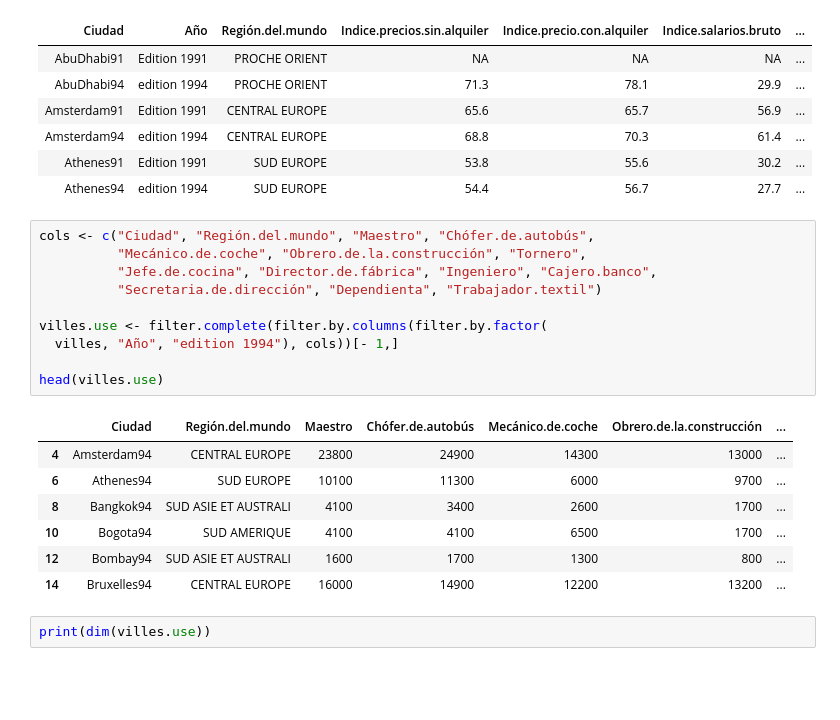
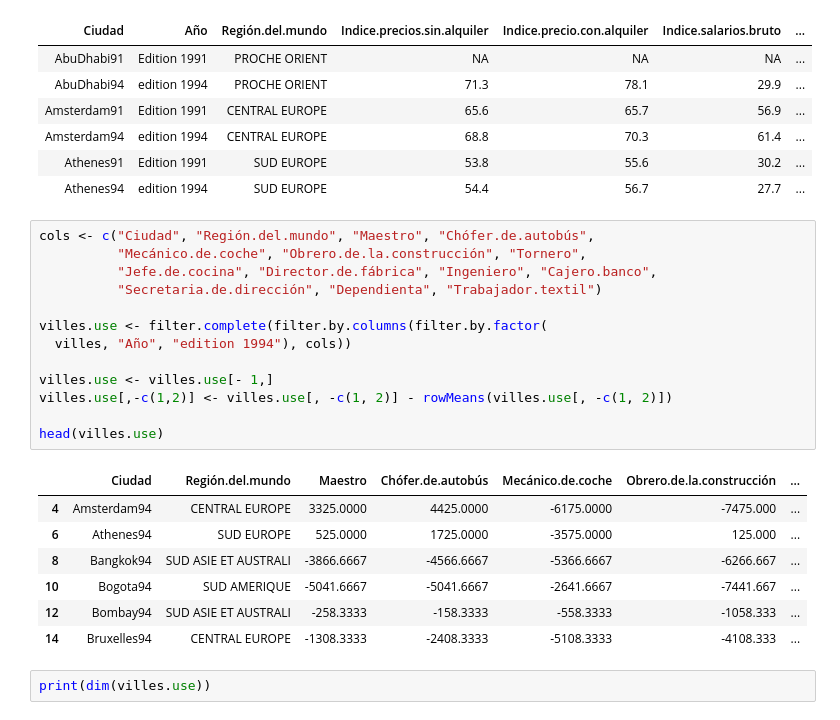
Before and after one commit to garciparedes/r-examples, a Jupyter notebook: notebooks/villes-analysis.ipynb, the cells around one changed output. Drawn from its saved outputs; the diff is of its cells as text; blank space fills up the shorter version.

```diff
--- a/notebooks/villes-analysis.ipynb
+++ b/notebooks/villes-analysis.ipynb
@@ -74,21 +74,24 @@ head(villes)
 # %%
 cols <- c("Ciudad", "Región.del.mundo", "Maestro", "Chófer.de.autobús",
           "Mecánico.de.coche", "Obrero.de.la.construcción", "Tornero",
           "Jefe.de.cocina", "Director.de.fábrica", "Ingeniero", "Cajero.banco",
           "Secretaria.de.dirección", "Dependienta", "Trabajador.textil")
 
 villes.use <- filter.complete(filter.by.columns(filter.by.factor(
-  villes, "Año", "edition 1994"), cols))[- 1,]
+  villes, "Año", "edition 1994"), cols))
+
+villes.use <- villes.use[- 1,]
+villes.use[,-c(1,2)] <- villes.use[, -c(1, 2)] - rowMeans(villes.use[, -c(1, 2)])
 
 head(villes.use)
 # %% [output]
 |  | Ciudad | Región.del.mundo | Maestro | Chófer.de.autobús | Mecánico.de.coche | Obrero.de.la.construcción | ... |
-| 4 | Amsterdam94 | CENTRAL EUROPE | 23800 | 24900 | 14300 | 13000 | ... |
-| 6 | Athenes94 | SUD EUROPE | 10100 | 11300 | 6000 | 9700 | ... |
-| 8 | Bangkok94 | SUD ASIE ET AUSTRALI | 4100 | 3400 | 2600 | 1700 | ... |
-| 10 | Bogota94 | SUD AMERIQUE | 4100 | 4100 | 6500 | 1700 | ... |
-| 12 | Bombay94 | SUD ASIE ET AUSTRALI | 1600 | 1700 | 1300 | 800 | ... |
-| 14 | Bruxelles94 | CENTRAL EUROPE | 16000 | 14900 | 12200 | 13200 | ... |
+| 4 | Amsterdam94 | CENTRAL EUROPE | 3325.0000 | 4425.0000 | -6175.0000 | -7475.000 | ... |
+| 6 | Athenes94 | SUD EUROPE | 525.0000 | 1725.0000 | -3575.0000 | 125.000 | ... |
+| 8 | Bangkok94 | SUD ASIE ET AUSTRALI | -3866.6667 | -4566.6667 | -5366.6667 | -6266.667 | ... |
+| 10 | Bogota94 | SUD AMERIQUE | -5041.6667 | -5041.6667 | -2641.6667 | -7441.667 | ... |
+| 12 | Bombay94 | SUD ASIE ET AUSTRALI | -258.3333 | -158.3333 | -558.3333 | -1058.333 | ... |
+| 14 | Bruxelles94 | CENTRAL EUROPE | -1308.3333 | -2408.3333 | -5108.3333 | -4108.333 | ... |
 # %%
 print(dim(villes.use))
 # %% [output]
```
Also changed, not shown: parts of 10 cells of this notebook.
